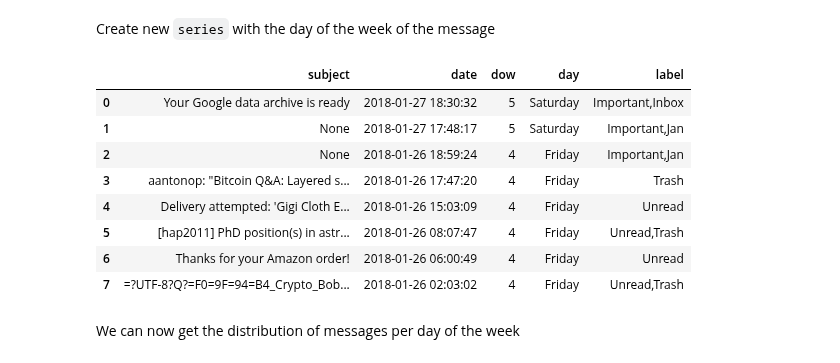
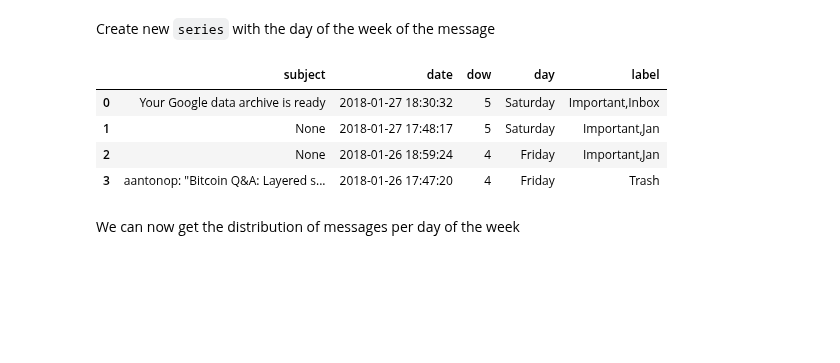
Before and after one commit to jsdiazpo/Gmail_Analysis, a Jupyter notebook: Gmail_Analysis.ipynb, the cells around one changed output. Cells and saved outputs as stored; diff of their text form; code cells hidden in the pictures; blank space fills up the shorter version.

```diff
--- a/Gmail_Analysis.ipynb
+++ b/Gmail_Analysis.ipynb
@@ -289,17 +289,13 @@ Create new `series` with the day of the week of the message
 # %%
 df['dow'] = dow
 df['day'] = day
-df[['subject', 'date', 'dow', 'day', 'label']].head(8)
+df[['subject', 'date', 'dow', 'day', 'label']].head(4)
 # %% [output]
 |  | subject | date | dow | day | label |
 | 0 | Your Google data archive is ready | 2018-01-27 18:30:32 | 5 | Saturday | Important,Inbox |
 | 1 | None | 2018-01-27 17:48:17 | 5 | Saturday | Important,Jan |
 | 2 | None | 2018-01-26 18:59:24 | 4 | Friday | Important,Jan |
 | 3 | aantonop: "Bitcoin Q&A: Layered s... | 2018-01-26 17:47:20 | 4 | Friday | Trash |
-| 4 | Delivery attempted: 'Gigi Cloth E... | 2018-01-26 15:03:09 | 4 | Friday | Unread |
-| 5 | [hap2011] PhD position(s) in astr... | 2018-01-26 08:07:47 | 4 | Friday | Unread,Trash |
-| 6 | Thanks for your Amazon order! | 2018-01-26 06:00:49 | 4 | Friday | Unread |
-| 7 | =?UTF-8?Q?=F0=9F=94=B4_Crypto_Bob... | 2018-01-26 02:03:02 | 4 | Friday | Unread,Trash |
 # %% [markdown]
 We can now get the distribution of messages per day of the week
 # %%
```
